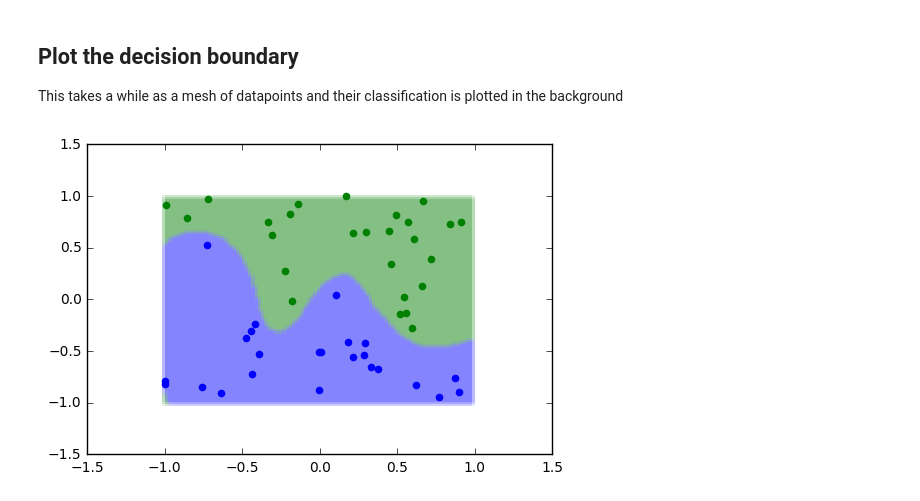
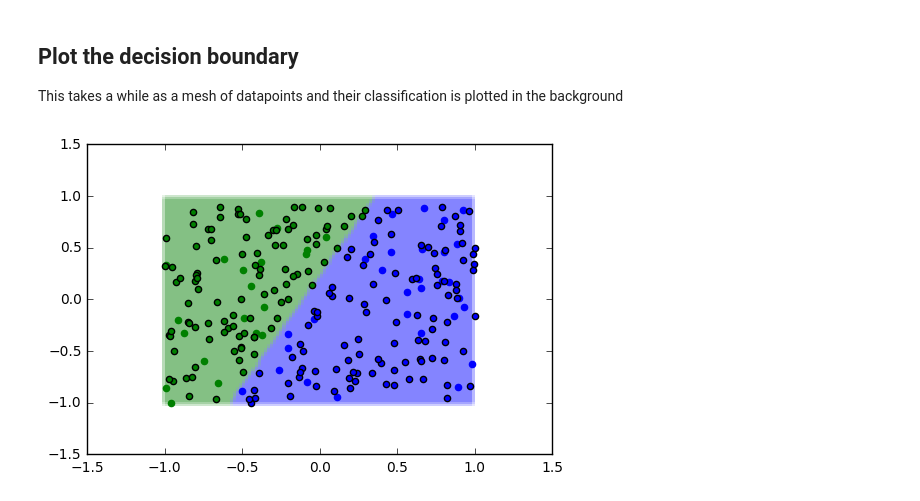
Before and after one commit to fwindolf/ci-neuralnetwork, a Jupyter notebook: NeuralNetwork.ipynb, the cells around one changed output. Saved outputs shown, nothing was run; the diff lists cells and outputs as text; code cells hidden in the pictures.

Commit message:
Fixed momentum implementation

```diff
--- a/NeuralNetwork.ipynb
+++ b/NeuralNetwork.ipynb
@@ -85,12 +86,29 @@ def relu(X, derived=False):
 
 def tanh(X, derived=False):
     if(derived):
-        return 1.1439* (1 - np.square(np.tanh(2/3 * X)))
+        return 1.1439* (1 - np.square(np.tanh((2/3) * X)))
     else:
-        return 1.7159 * np.tanh(2/3 * X)
+        return 1.7159 * np.tanh((2/3) * X)
 
 def sigmoid(X, derived=False):
     if(derived):
         return X * ( 1 - X)
     else:
         return (1 / (1 + np.exp(-(X))))
+
+plt.figure()
+AX = np.linspace(-4, 4, 10000)
+p1 = plt.subplot(1, 3, 1)
+p1.plot(AX, relu(AX, False), label="Relu")
+p1.plot(AX, relu(AX, True), label="Relu'")
+p1.set_title("Relu")
+
+p2 = plt.subplot(1, 3, 2)
+p2.plot(AX, tanh(AX, False), label="Tanh")
+p2.plot(AX, tanh(AX, True), label="Tanh'")
+p2.set_title("Tanh")
+
+p3 = plt.subplot(1, 3, 3)
+p3.plot(AX, sigmoid(AX, False), label="Sigmoid")
+p3.plot(AX, sigmoid(AX, True), label="Sigmoid'")
+p3.set_title("Sigmoid")
@@ -106,6 +127,7 @@ class NeuralNetwork:
         self.learning_rate = learning_rate
         self.momentum = momentum
         self.weights = [2 * np.random.random((neurons[i],neurons[i+1])) - 1 for i in range(0, hidden_layers + 1)]
+        #print("weights:", self.weights)
         self.outputs = [np.zeros(neurons[i]) for i in range(0, hidden_layers + 2)]
         self.deltas = [np.zeros(neurons[i]) for i in range(0, hidden_layers + 2)]
         self.t_error = []
@@ -135,10 +157,10 @@ class NeuralNetwork:
                 #print("VE:", self.error[-1])
                 #print("TE:", self.t_error[-1])
 
-            if(self.error[-1] == 0.0):
+            if(self.error[-1] <= 0.0001):
                 break
-            #elif(len(self.error) > 2 and self.error[-2] * 1.05 <= self.error[-1]):
-            #    break
+            elif(len(self.error) > 2 and self.error[-2] <= self.error[-1]):
+                break
 
         self.__restore_weights()
 
@@ -165,6 +187,7 @@ class NeuralNetwork:
 
     def __backwards(self, Z):
         self.deltas[self.hidden_layers + 1] = (Z - self.outputs[self.hidden_layers + 1]) * self.activation_function(self.outputs[self.hidden_layers + 1], True)
+        #print("l2_error:\n", (Z - self.outputs[self.hidden_layers + 1]))
         self.t_error.append(np.mean(np.abs(Z - self.outputs[self.hidden_layers + 1])))
         #print("l2_delta:\n", self.deltas[self.hidden_layers + 1])
         for i in reversed(range(1, self.hidden_layers + 1)): # not for layer 0
@@ -176,8 +199,8 @@ class NeuralNetwork:
         for i in reversed(range(0, self.hidden_layers + 1)):
             #print("syn",i, "_update:\n",  self.outputs[i].T,"\n", self.deltas[i+1], "\n", self.outputs[i].T.dot(self.deltas[i+1]))
             self.last_update[i] = self.update[i]
-            self.update[i] = self.outputs[i].T.dot(self.deltas[i+1])
-            self.weights[i] += self.learning_rate * self.update[i] - self.momentum * self.last_update[i]
+            self.update[i] = self.outputs[i].T.dot(self.deltas[i+1])  + self.momentum * self.last_update[i]
+            self.weights[i] += self.learning_rate * self.update[i]
 
     def __save_weights(self):
         if(self.error[-1] < self.best_error):
@@ -213,9 +236,9 @@ class NeuralNetwork:
 # %% [markdown]
 ## Create Network and train it
 # %%
-n = NeuralNetwork(hidden_layers=1, neurons=[3, 10, 1], learning_rate=0.001, activation_function=tanh)
+n = NeuralNetwork(hidden_layers=1, neurons=[3, 4, 1], learning_rate=0.001, momentum=0.3, activation_function=tanh)
 # %%
-n.train(X, Z, epochs=20000)
+n.train(X, Z, epochs=100000)
 # %% [markdown]
 ## Plot the resulting training and validation error
 # %%
@@ -235,16 +258,22 @@ This takes a while as a mesh of datapoints and their classification is plotted i
 # %%
 plt.figure()
 a, b = n.get_boundary()
 for i, cb in enumerate(b):
     if(cb[0] > 0):
         plt.scatter(a.T[0, i], a.T[1, i], color="green", alpha=0.1, edgecolors='none', marker='s')
     else:
         plt.scatter(a.T[0, i], a.T[1, i], color="blue", alpha=0.1, edgecolors='none', marker='s')
 
 for i, z in enumerate(CZ):
     if z[0] > 0:
         plt.scatter(C.T[0, i], C.T[1, i], color="green")
     else:
         plt.scatter(C.T[0, i], C.T[1, i], color="blue")
+
+for i, z in enumerate(Z):
+    if z[0] > 0:
+        plt.scatter(X.T[0, i], X.T[1, i], color="green", edgecolors="black")
+    else:
+        plt.scatter(X.T[0, i], X.T[1, i], color="blue", edgecolors="black")
 # %% [output]
-[figure, old version]
+[figure, new version]
```
Also changed, not shown: parts of 7 cells of this notebook.
